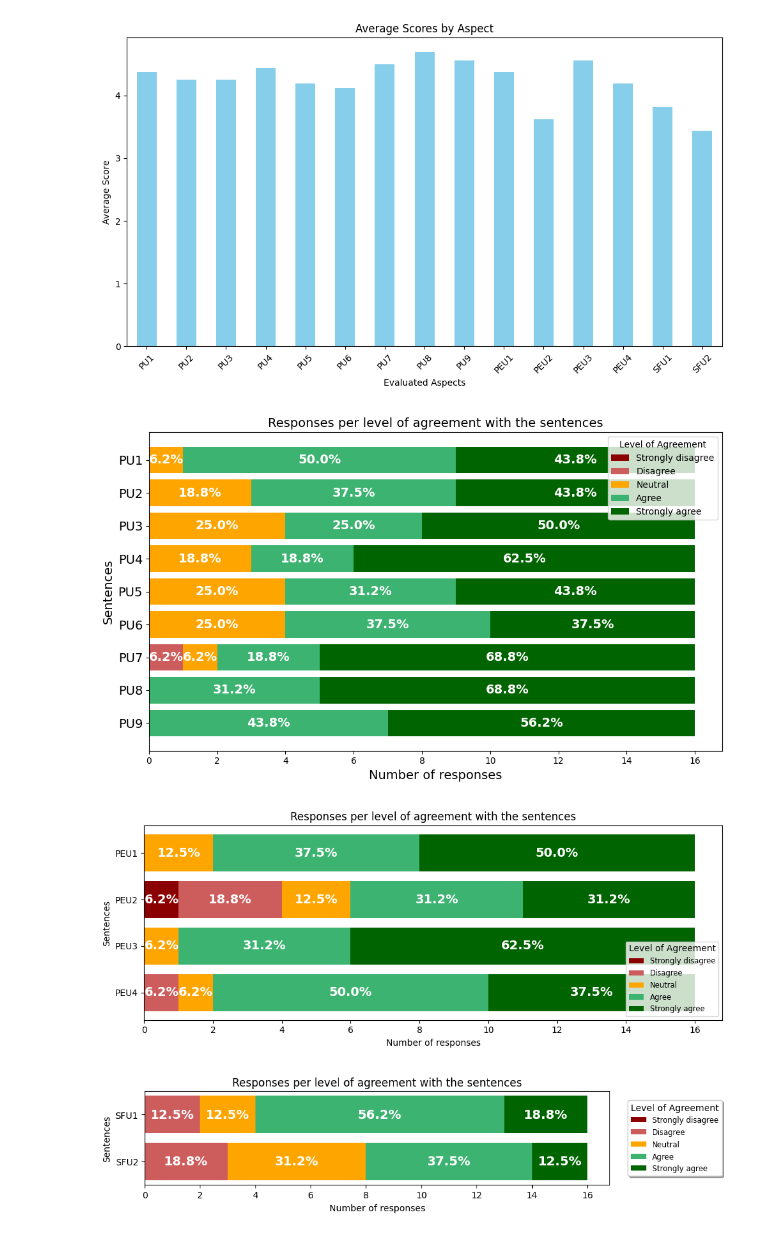
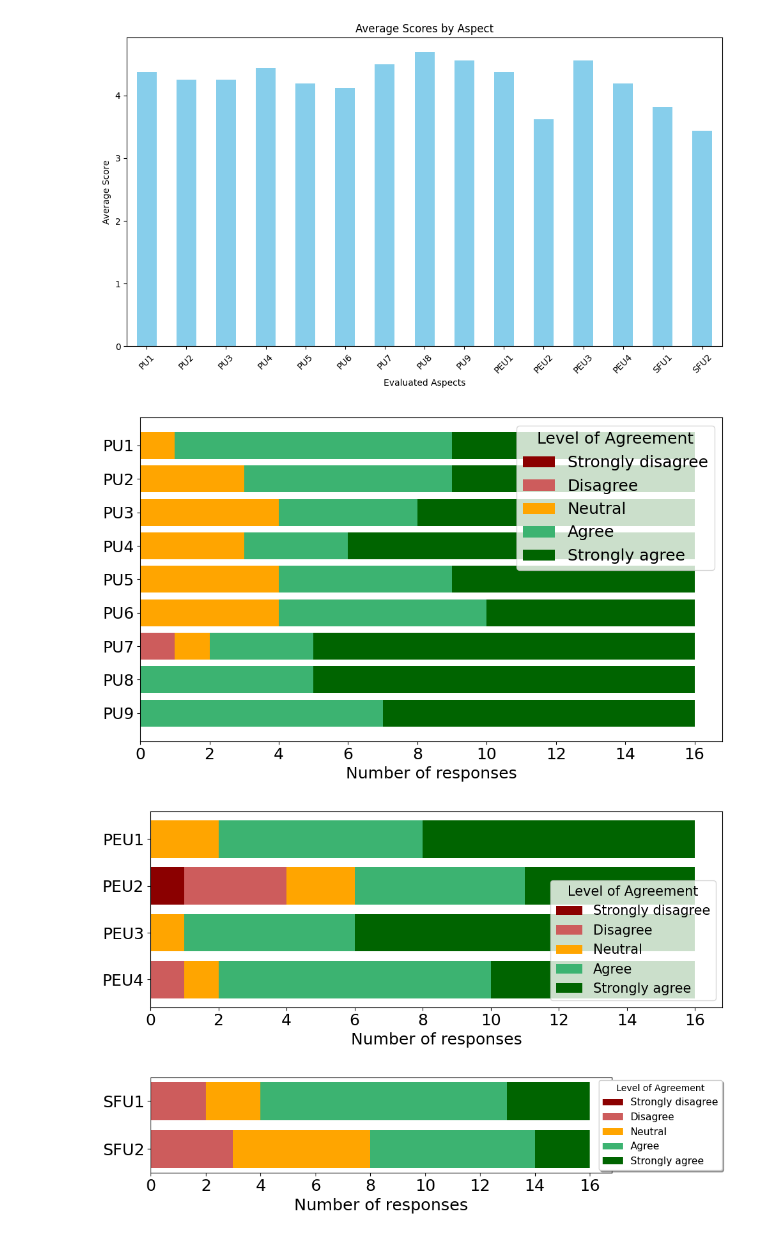
Before and after one commit to maykongsn/react-typescript-code-smells, a Jupyter notebook: validation/reactsniffer-validation.ipynb, the cells around one changed output. Cells and saved outputs as stored; diff of their text form; code cells hidden in the pictures.

```diff
--- a/validation/reactsniffer-validation.ipynb
+++ b/validation/reactsniffer-validation.ipynb
@@ -82,57 +82,53 @@ for i, total_count in enumerate(total_counts):
 
         if count > 0:
             pct = (count / total_count) * 100
-            plt.text(left + count / 2, i, f'{pct:.1f}%', ha='center', va='center', color='white', weight='bold', fontsize=14)
 
         left += count if count is not None else 0
 
-plt.xlabel('Number of responses', fontsize=14)
-plt.ylabel('Sentences', fontsize=14)
-plt.title('Responses per level of agreement with the sentences', fontsize=14)
-plt.yticks(range(len(cols_sentences.columns)), cols_sentences.columns, fontsize=14)
-plt.legend(title='Level of Agreement')
+plt.xlabel('Number of responses', fontsize=18)
+plt.yticks(range(len(cols_sentences.columns)), cols_sentences.columns, fontsize=18)
+plt.xticks(fontsize=18)
+plt.legend(title='Level of Agreement', fontsize=18, title_fontsize=18, loc='upper right')
 plt.gca().invert_yaxis()
 
 plt.tight_layout()
 plt.savefig('perceived_usefulness.png')
 plt.show()
 # %% [output]
-[figure, old version]
+[figure, new version]
 # %%
 cols_sentences = df.loc[:, 'PEU1':'PEU4']
 
 total_counts = []
 
 for col in cols_sentences.columns:
     responses_count = cols_sentences[col].value_counts().reindex(colors.keys(), fill_value=0)
     total_counts.append(responses_count.values.sum())
 
 plt.figure(figsize=(10, len(cols_sentences.columns) * 1))
 
 for i, total_count in enumerate(total_counts):
     left = 0
     for label, color in colors.items():
         count = cols_sentences.iloc[:, i].value_counts().get(label, 0)
         plt.barh(i, count, color=color, left=left, label=label if i == 0 else "", height=0.8)
 
         if count > 0:
             pct = (count / total_count) * 100
-            plt.text(left + count / 2, i, f'{pct:.1f}%', ha='center', va='center', color='white', weight='bold', fontsize=14)
 
         left += count if count is not None else 0
 
-plt.xlabel('Number of responses')
-plt.ylabel('Sentences')
-plt.title('Responses per level of agreement with the sentences')
-plt.yticks(range(len(cols_sentences.columns)), cols_sentences.columns)
-plt.legend(title='Level of Agreement', loc='lower right', fontsize='small')
+plt.xlabel('Number of responses', fontsize=18)
+plt.yticks(range(len(cols_sentences.columns)), cols_sentences.columns, fontsize=18)
+plt.xticks(fontsize=18)
+plt.legend(title='Level of Agreement', fontsize=15, title_fontsize=15, loc='lower right')
 plt.gca().invert_yaxis()
 
 plt.tight_layout()
 plt.savefig('perceived_ease_of_use.png')
 plt.show()
 # %% [output]
-[figure, old version]
+[figure, new version]
 # %%
 cols_sentences = df.loc[:, 'SFU1':'SFU2']
 
@@ -152,15 +148,13 @@ for i, total_count in enumerate(total_counts):
 
         if count > 0:
             pct = (count / total_count) * 100
-            plt.text(left + count / 2, i, f'{pct:.1f}%', ha='center', va='center', color='white', weight='bold', fontsize=14)
 
         left += count if count is not None else 0
 
-plt.xlabel('Number of responses')
-plt.ylabel('Sentences')
-plt.title('Responses per level of agreement with the sentences')
-plt.yticks(range(len(cols_sentences.columns)), cols_sentences.columns)
-plt.legend(title='Level of Agreement', loc='center right', bbox_to_anchor=(1.25, 0.5), fancybox=True, shadow=True, fontsize='small')
+plt.xlabel('Number of responses', fontsize=18)
+plt.yticks(range(len(cols_sentences.columns)), cols_sentences.columns, fontsize=18)
+plt.xticks(fontsize=18)
+plt.legend(title='Level of Agreement', loc='center right', bbox_to_anchor=(1.25, 0.5), fancybox=True, shadow=True, fontsize=11)
 
 plt.gca().invert_yaxis()
 
@@ -168,4 +162,4 @@ plt.tight_layout()
 plt.savefig('self-prediction_of_future_use.png')
 plt.show()
 # %% [output]
-[figure, old version]
+[figure, new version]
```
Also changed, not shown: 8 other files.
